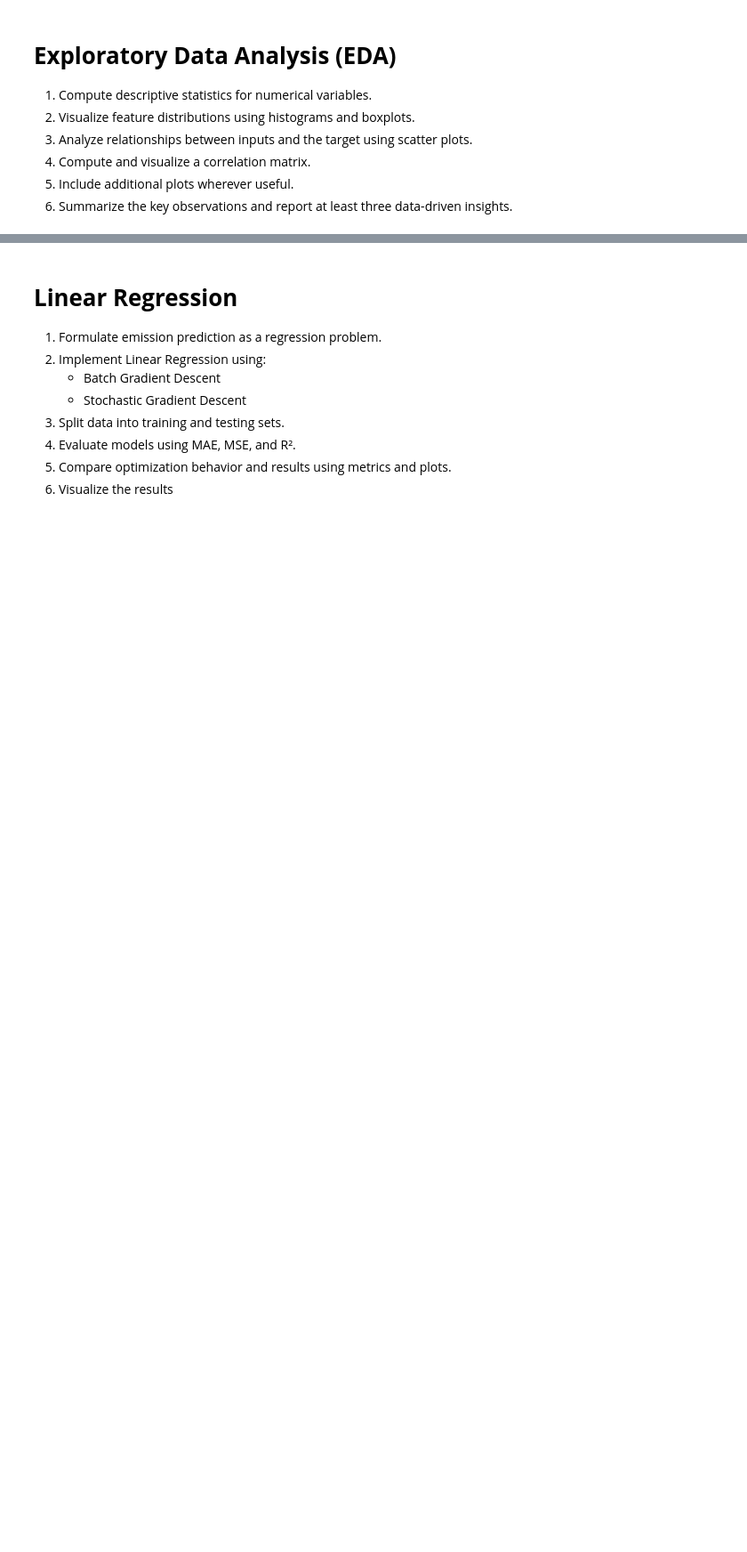
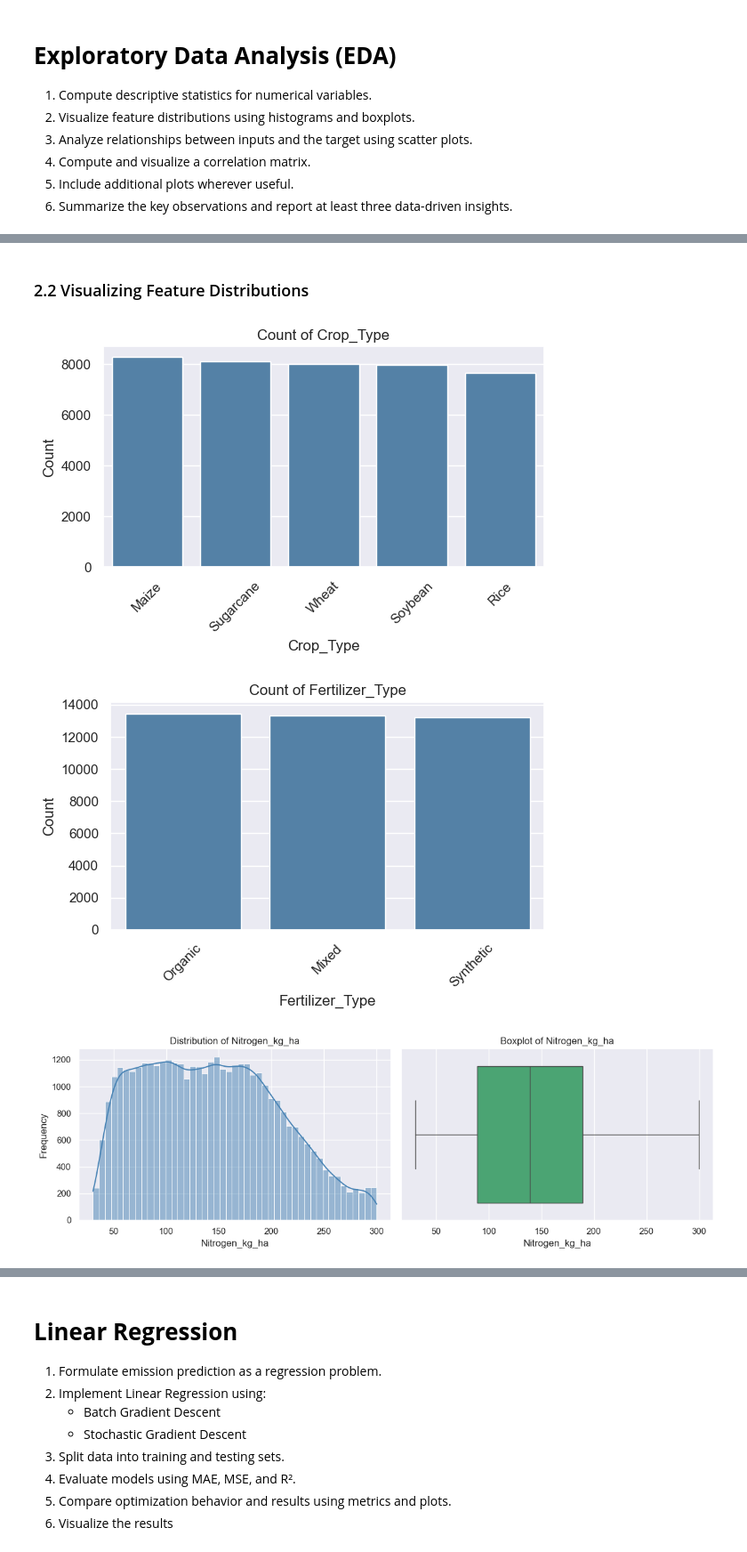
Before and after one commit to GallantGargoyle/ML_Assign1, a Jupyter notebook: ML_Assignment1.ipynb, the cells around one changed output, grey strips where cells are left out. Shown at 89% size. Saved outputs shown, nothing was run; the diff lists cells and outputs as text; code cells hidden in the pictures; blank space fills up the shorter version.

```diff
--- a/ML_Assignment1.ipynb
+++ b/ML_Assignment1.ipynb
@@ -52,3 +52,15 @@ import seaborn as sns
 2. Identify numerical and categorical features.
 3. Define a dependent feature as the regression target.
 4. Justify the selection of numerical input features.
+# %%
+# Loaded dataset
+df = pd.read_csv('Dataset.csv')
+
+# Shape and info
+df.shape
+df.info()
+
+# Missing values
+df.isnull().sum()
+
+df.head()
@@ -62,0 +140,38 @@ import seaborn as sns
+# %% [markdown]
+### 2.2 Visualizing Feature Distributions
+# %%
+sns.set_theme(style='darkgrid')
+
+for col in df.columns:
+
+    if df[col].dtype == 'str':
+        plt.figure(figsize=(6,4))
+
+        counts = df[col].value_counts()
+
+        sns.barplot(x=counts.index, y=counts.values, color='steelblue')
+
+        plt.title(f"Count of {col}")
+        plt.xlabel(col)
+        plt.ylabel("Count")
+        plt.xticks(rotation=45)
+
+        plt.tight_layout()
+        plt.show()
+
+    else:
+        fig, axes = plt.subplots(1, 2, figsize=(12, 4))
+
+        sns.histplot(df[col], kde=True, ax=axes[0], color='steelblue')
+        axes[0].set_title(f"Distribution of {col}")
+        axes[0].set_ylabel("Frequency")
+
+        sns.boxplot(x=df[col], ax=axes[1], color='mediumseagreen')
+        axes[1].set_title(f"Boxplot of {col}")
+
+        plt.tight_layout()
+        plt.show()
+# %% [output]
+[figure, added]
+[figure, added]
+[figure, added]
```
Also changed, not shown: parts of 9 cells of this notebook.
